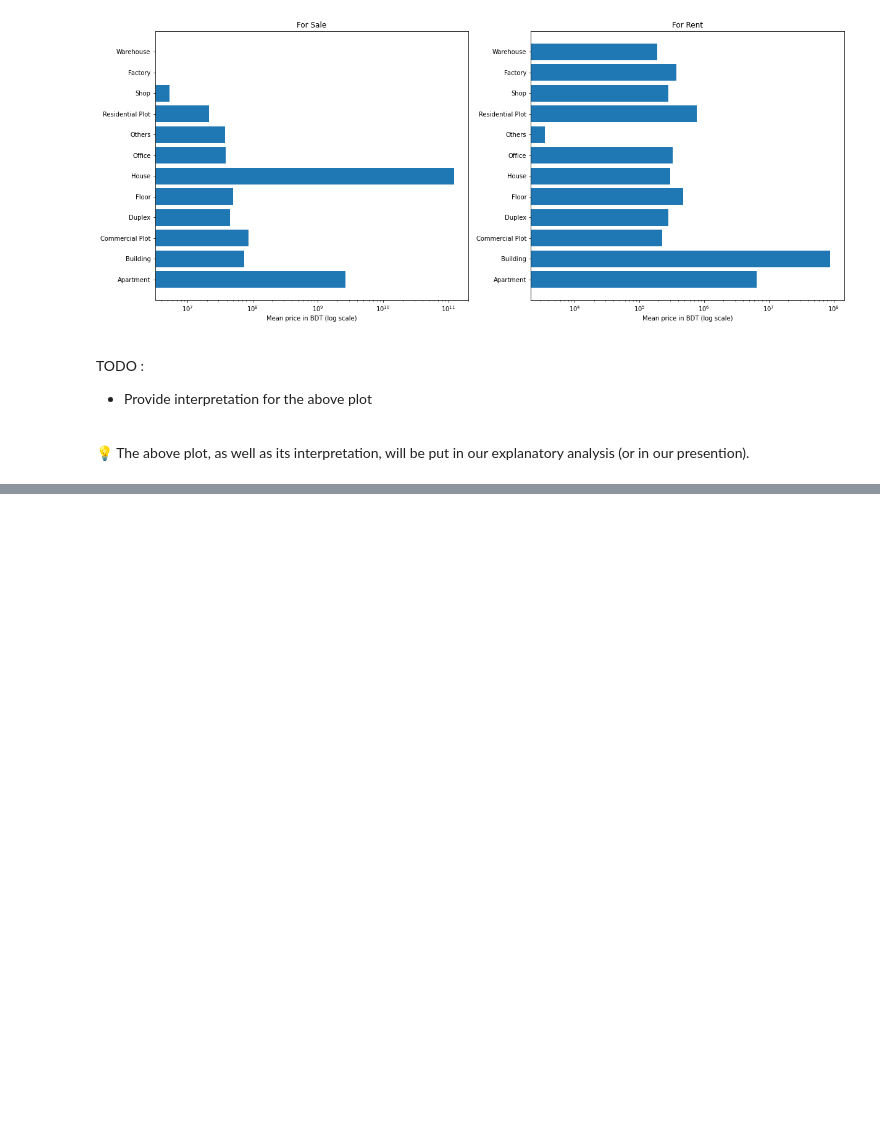
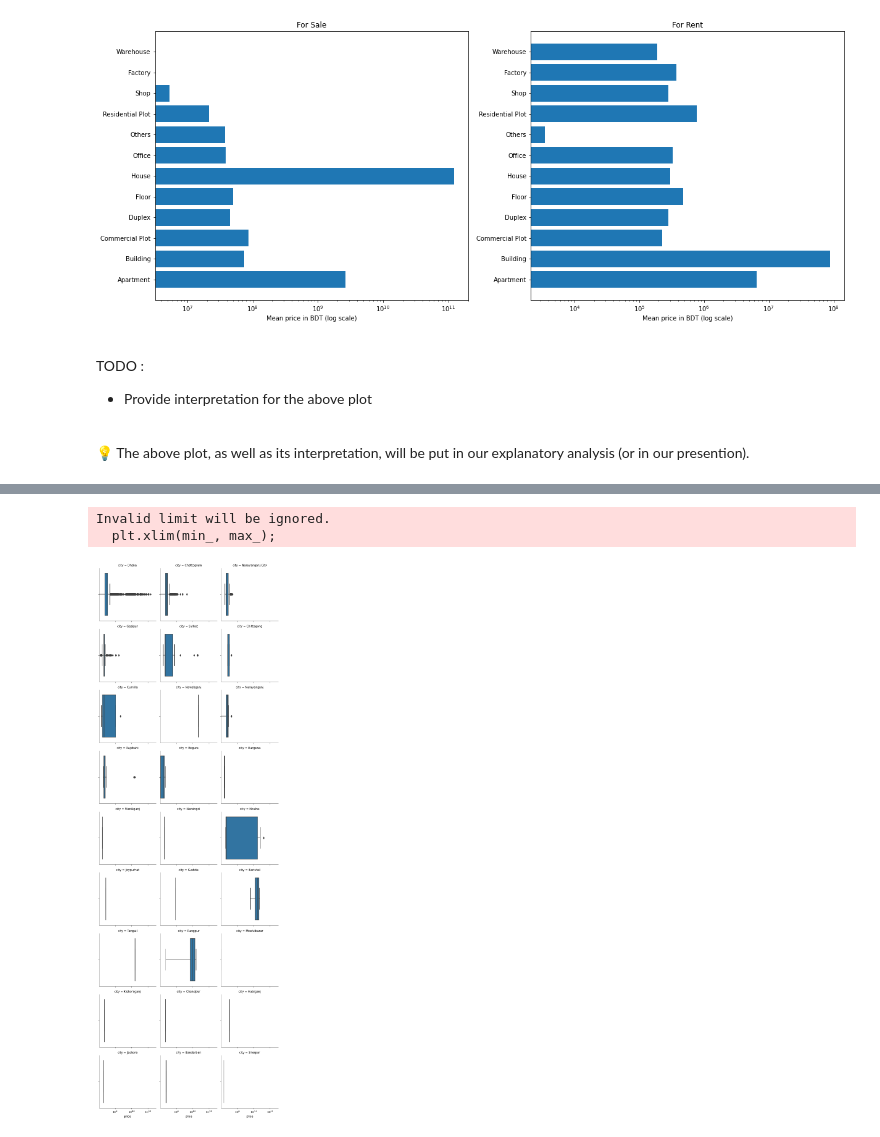
Before and after one commit to OmdenaAI/dhaka-bangladesh-real-estate-recommendation, a Jupyter notebook: src/tasks/task-3-exploratory-data-analysis/EDA global report - real estate market in Bangladesh - v1.ipynb, the cells around one changed output, grey strips where cells are left out. Cells and saved outputs as stored; diff of their text form; code cells hidden in the pictures; blank space fills up the shorter version.

```diff
--- a/src/tasks/task-3-exploratory-data-analysis/EDA - real estate market in Bangladesh.ipynb
+++ b/src/tasks/task-3-exploratory-data-analysis/EDA global report - real estate market in Bangladesh - v1.ipynb
@@ -1279,0 +1307,15 @@ TODO :
+# %%
+# Distribution of rent prices per cities
+g = sb.FacetGrid(data=sale_df, col="city", col_wrap=3)
+g.map(sb.boxplot, "price")
+
+plt.xscale("log")
+
+min_ = -4.12*10e11
+max_ = 1*10e12
+
+plt.xlim(min_, max_);
+# %% [output]
+Invalid limit will be ignored.
+  plt.xlim(min_, max_);
+[figure, added]
```
Also changed, not shown: parts of 49 cells of this notebook, 1 other file.
